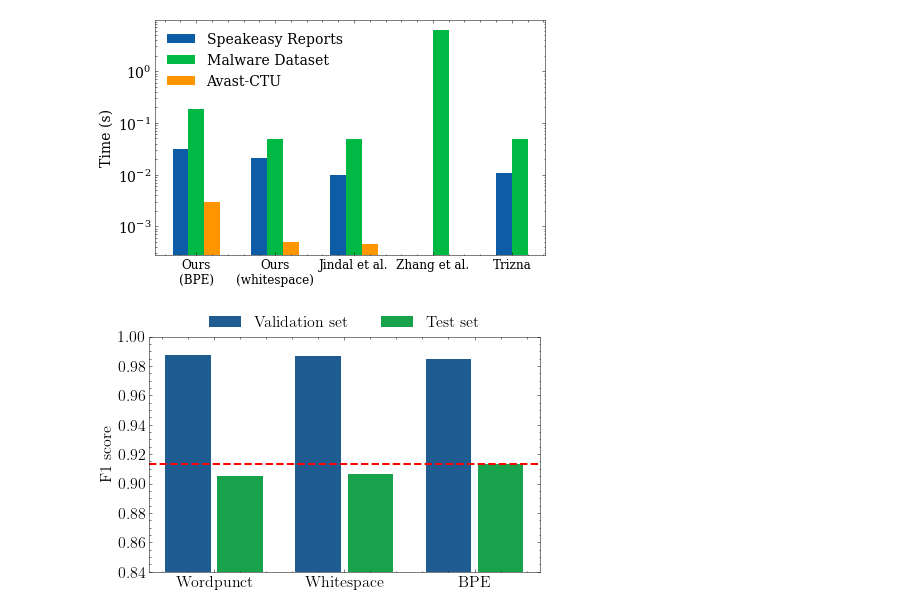
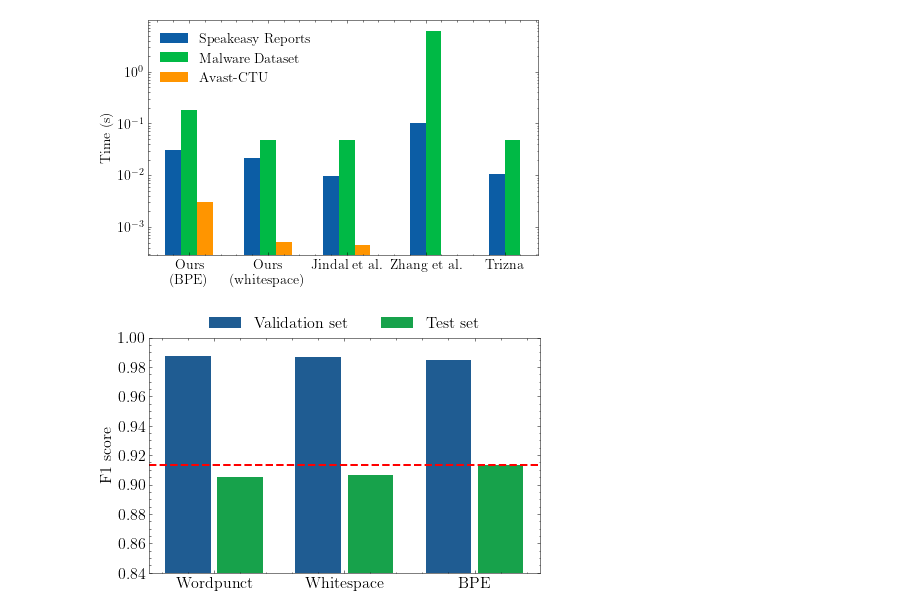
Before and after one commit to dtrizna/nebula, a Jupyter notebook: evaluation/paper_ablation/results_time_and_tokenizer.ipynb, the cells around one changed output. Drawn from its saved outputs; the diff is of its cells as text; code cells hidden in the pictures.

Commit message:
curves for paper

```diff
--- a/evaluation/paper_ablation/results_time_and_tokenizer.ipynb
+++ b/evaluation/paper_ablation/results_time_and_tokenizer.ipynb
@@ -39,10 +7,10 @@ REPO_ROOT = os.path.join(os.path.dirname(os.path.basename(".")), '..', '..')
 # %%
 import matplotlib.pyplot as plt
 import scienceplots
-plt.style.use(['science', 'no-latex'])
+plt.style.use(['science'])#, 'no-latex'])
 
 FONTSIZE = 14
-plt.rcParams.update({'xtick.labelsize': FONTSIZE-2,
+plt.rcParams.update({'xtick.labelsize': FONTSIZE,
                      'ytick.labelsize': FONTSIZE,
                      # legend fontsize
                     'legend.fontsize': FONTSIZE,
@@ -63,14 +31,14 @@ speakeasy_trainset_size = 76126
 rfn = defaultdict(dict)
 rfn['speakeasy']['neurlux'] = 527 / speakeasy_trainset_size
 rfn['speakeasy']['quovadis'] = 355 / speakeasy_trainset_size
-rfn['speakeasy']['zhang_dmds'] = 0 / speakeasy_trainset_size # TODO: not in logs, need to recollect
+#rfn['speakeasy']['zhang_dmds'] = 0 / speakeasy_trainset_size # TODO: not in logs, need to recollect
 rfn['speakeasy']['nebula_bpe'] = 1506 / speakeasy_trainset_size
 rfn['speakeasy']['nebula_whitespace'] = 1425 / speakeasy_trainset_size
 
 te = defaultdict(dict)
 te['speakeasy']['neurlux'] = 219 / speakeasy_trainset_size
 te['speakeasy']['quovadis'] = 455 / speakeasy_trainset_size
-te['speakeasy']['zhang_dmds'] = 0 / speakeasy_trainset_size # TODO: not in logs, need to recollect
+#te['speakeasy']['zhang_dmds'] = 0 / speakeasy_trainset_size # TODO: not in logs, need to recollect
 te['speakeasy']['nebula_bpe'] = 867 / speakeasy_trainset_size
 te['speakeasy']['nebula_whitespace'] = 200 / speakeasy_trainset_size
 
@@ -79,7 +47,7 @@ total['speakeasy']['nebula_bpe'] = rfn['speakeasy']['nebula_bpe'] + te['speakeas
 total['speakeasy']['nebula_whitespace'] = rfn['speakeasy']['nebula_whitespace'] + te['speakeasy']['nebula_whitespace']
 total['speakeasy']['neurlux'] = rfn['speakeasy']['neurlux'] + te['speakeasy']['neurlux']
 total['speakeasy']['quovadis'] = rfn['speakeasy']['quovadis'] + te['speakeasy']['quovadis']
-total['speakeasy']['zhang_dmds'] = rfn['speakeasy']['zhang_dmds'] + te['speakeasy']['zhang_dmds']
+total['speakeasy']['zhang_dmds'] = 152 / 1512 # taken manually
 
 # avast
 avast_trainset_size = 37512
@@ -116,34 +84,34 @@ total['cruparamer']['nebula_whitespace'] = rfn['cruparamer']['nebula_whitespace'
 total['cruparamer']['neurlux'] = rfn['cruparamer']['neurlux'] + te['cruparamer']['neurlux']
 total['cruparamer']['quovadis'] = rfn['cruparamer']['quovadis'] + te['cruparamer']['quovadis']
 total['cruparamer']['zhang_dmds'] = rfn['cruparamer']['zhang_dmds'] + te['cruparamer']['zhang_dmds']
 
 # plot grouped barplot (only total) -- x axis: model, y axis: time, group on same label: dataset (speakeasy, cruparamer)
 fig, ax = plt.subplots(1,1, figsize=set_size())
 width = 0.2
 x_ticks = ['nebula_bpe', 'nebula_whitespace', 'neurlux', 'zhang_dmds', 'quovadis',]
 x = [i for i in range(len(x_ticks))]
 speakeasy_x = [i - width if i in [0,1,2] else i - width/2 for i in x]
 cruparamer_x = [i if i in [0,1,2] else i + width/2 for i in x]
 ax.bar(speakeasy_x, [total['speakeasy'][i] for i in x_ticks], width=width, label='speakeasy')
 ax.bar(cruparamer_x, [total['cruparamer'][i] for i in x_ticks], width=width, label='cruparamer')
 ax.bar([i + width for i in x[:3]], [total['avast'][i] for i in x_ticks[:3]], width=width, label='avast')
 
 ax.set_xticks(x)
 x_labels = ["Ours\n(BPE)", "Ours\n(whitespace)", 'Jindal et al.', 'Zhang et al.', 'Trizna']
 ax.set_xticklabels(x_labels)
 ax.set_yscale('log')
 ax.set_ylabel('Time (s)', fontsize=FONTSIZE)
 # rotate x labels
 # for i, tick in enumerate(ax.get_xticklabels()):
 #     tick.set_rotation(-45)
 handles, labels = ax.get_legend_handles_labels()
 new_labels = ['Speakeasy Reports', 'Malware Dataset', 'Avast-CTU']
 _ = ax.legend(handles, new_labels)
 
 # save as pdf
 plt.savefig(os.path.join(REPO_ROOT, "img", 'preprocessing_times.pdf'), bbox_inches='tight', dpi=300)
 # %% [output]
-[figure, old version]
+[figure, new version]
 # %%
 import matplotlib.pyplot as plt
 import pandas as pd
```
Also changed, not shown: parts of 2 cells of this notebook, 16 other files.
